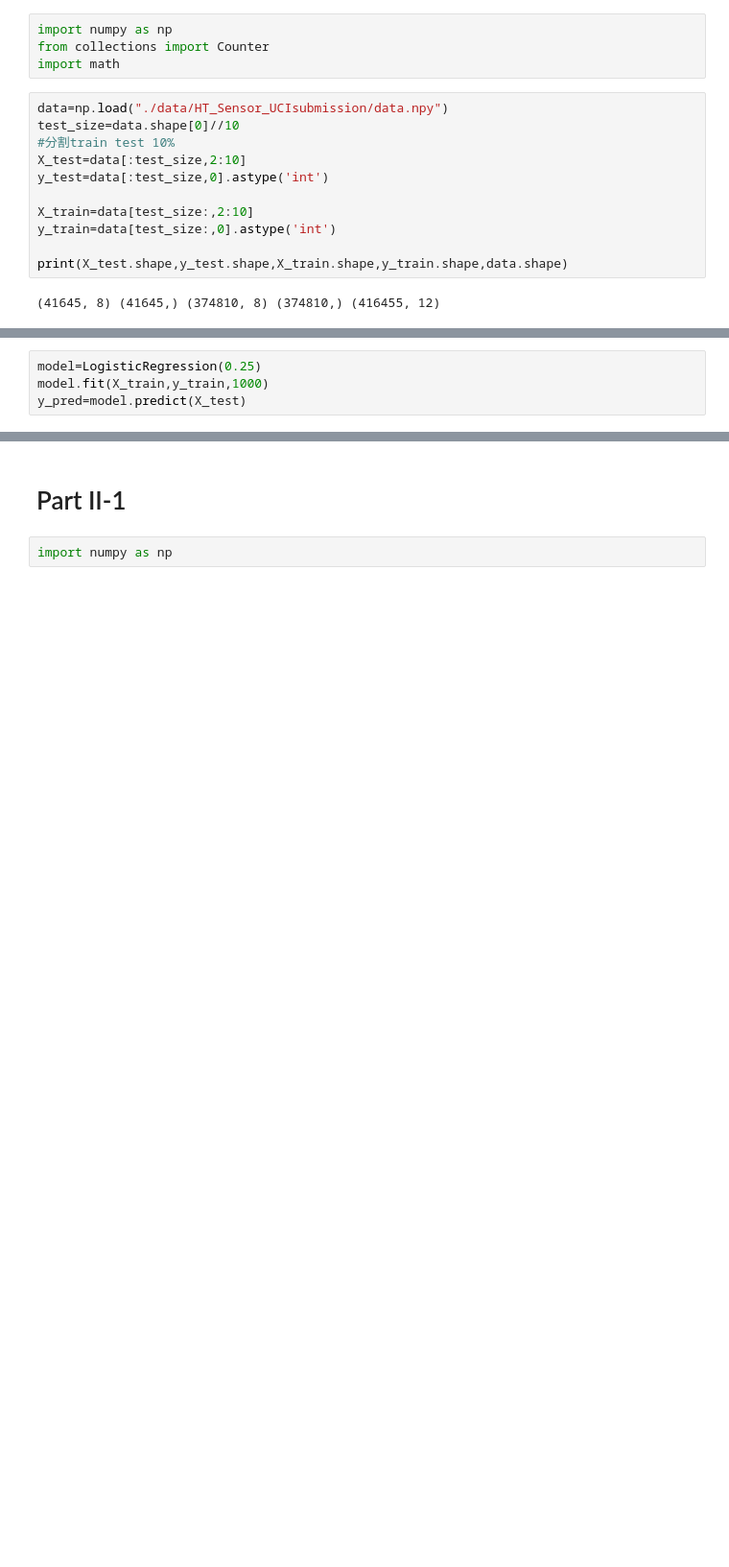
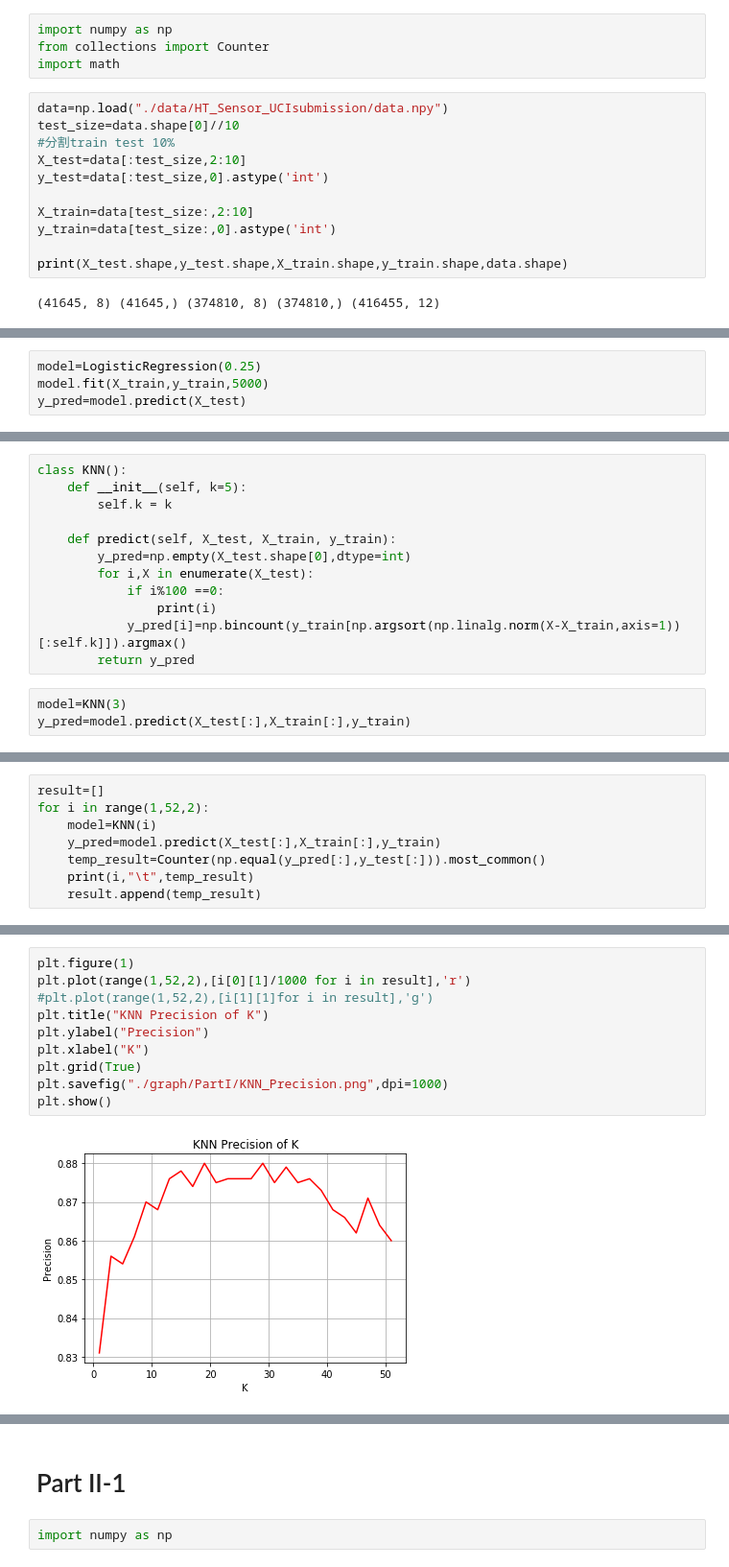
Before and after one commit to wlf1998/WebInfo, a Jupyter notebook: WebMining/Lab2.ipynb, the cells around one changed output, grey strips where cells are left out. Shown at 96% size. Drawn from its saved outputs; the diff is of its cells as text; blank space fills up the shorter version.

```diff
--- a/WebMining/Lab2.ipynb
+++ b/WebMining/Lab2.ipynb
@@ -148,6 +151,6 @@ class LogisticRegression():
         return y_pred.astype('int')
 # %%
 model=LogisticRegression(0.25)
-model.fit(X_train,y_train,1000)
+model.fit(X_train,y_train,5000)
 y_pred=model.predict(X_test)
 # %% [output]
@@ -167,0 +236,15 @@ Counter(y_pred == y_test).most_common()
+# %%
+class KNN():
+    def __init__(self, k=5):
+        self.k = k
+
+    def predict(self, X_test, X_train, y_train):
+        y_pred=np.empty(X_test.shape[0],dtype=int)
+        for i,X in enumerate(X_test):
+            if i%100 ==0:
+                print(i)
+            y_pred[i]=np.bincount(y_train[np.argsort(np.linalg.norm(X-X_train,axis=1))[:self.k]]).argmax()
+        return y_pred
+# %%
+model=KNN(3)
+y_pred=model.predict(X_test[:],X_train[:],y_train)
@@ -167,0 +267,8 @@ Counter(y_pred == y_test).most_common()
+# %%
+result=[]
+for i in range(1,52,2):
+    model=KNN(i)
+    y_pred=model.predict(X_test[:],X_train[:],y_train)
+    temp_result=Counter(np.equal(y_pred[:],y_test[:])).most_common()
+    print(i,"\t",temp_result)
+    result.append(temp_result)
@@ -167,0 +293,12 @@ Counter(y_pred == y_test).most_common()
+# %%
+plt.figure(1)
+plt.plot(range(1,52,2),[i[0][1]/1000 for i in result],'r')
+#plt.plot(range(1,52,2),[i[1][1]for i in result],'g')
+plt.title("KNN Precision of K")
+plt.ylabel("Precision")
+plt.xlabel("K")
+plt.grid(True)
+plt.savefig("./graph/PartI/KNN_Precision.png",dpi=1000)
+plt.show()
+# %% [output]
+[figure, added]
```
Also changed, not shown: parts of 49 cells of this notebook, 8 other files.
